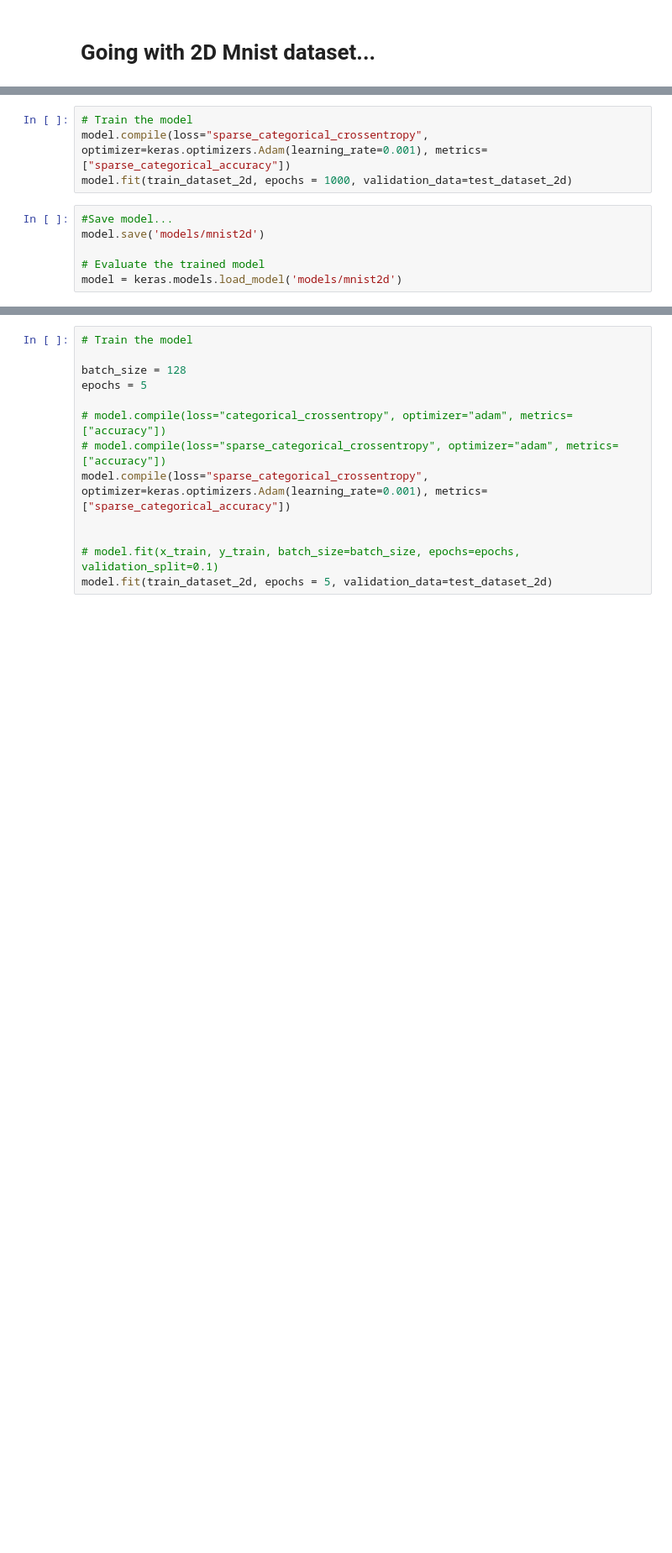
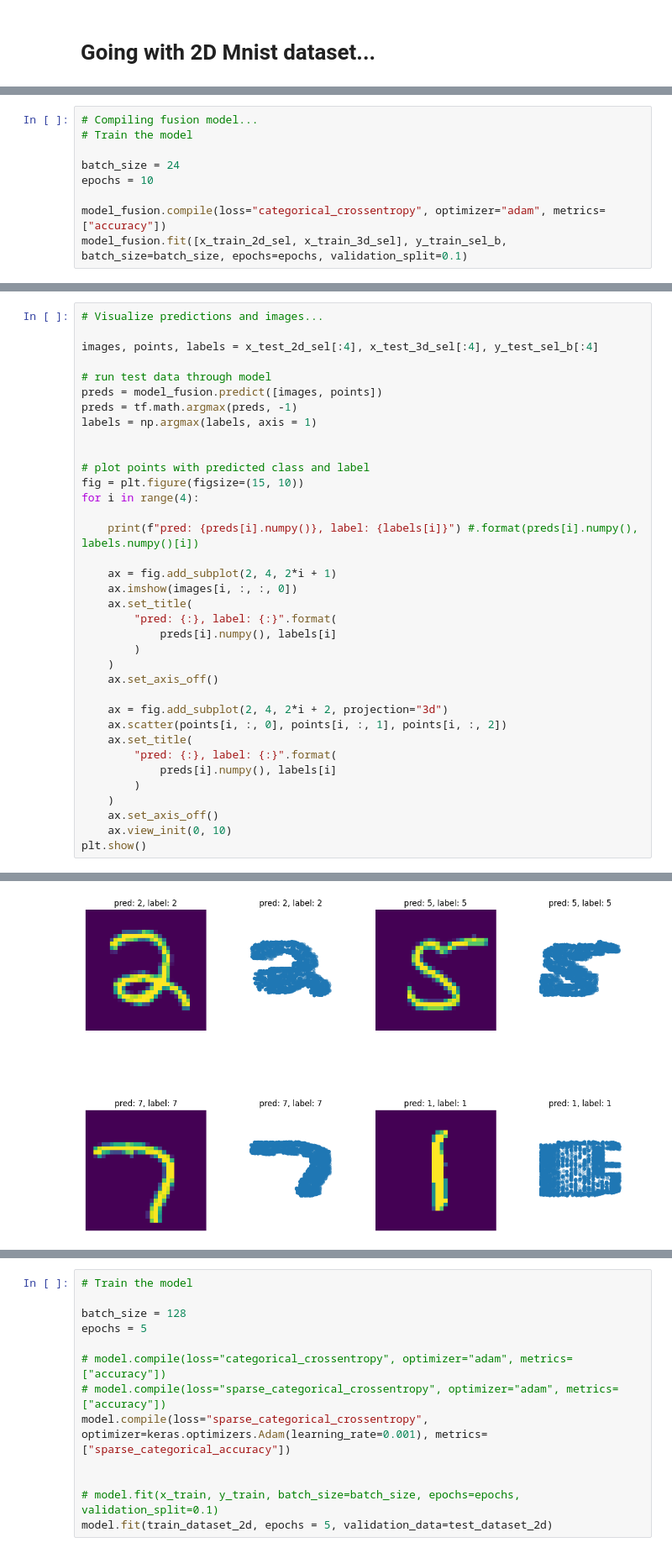
Before and after one commit to shahriar0651/multi-modal-sec, a Jupyter notebook: fusion_mnist.ipynb, the cells around one changed output, grey strips where cells are left out. Shown: that part at 84% size. Cells and saved outputs as stored; diff of their text form; blank space fills up the shorter version.

```diff
--- a/fusion_mnist.ipynb
+++ b/fusion_mnist.ipynb
@@ -521,10 +472,0 @@ model.summary()
-# %%
-# Train the model
-model.compile(loss="sparse_categorical_crossentropy", optimizer=keras.optimizers.Adam(learning_rate=0.001), metrics=["sparse_categorical_accuracy"])
-model.fit(train_dataset_2d, epochs = 1000, validation_data=test_dataset_2d)
-# %%
-#Save model...
-model.save('models/mnist2d')
-
-# Evaluate the trained model
-model = keras.models.load_model('models/mnist2d')
@@ -617,0 +661,9 @@ plt.show()
+# %%
+# Compiling fusion model...
+# Train the model
+
+batch_size = 24
+epochs = 10
+
+model_fusion.compile(loss="categorical_crossentropy", optimizer="adam", metrics=["accuracy"])
+model_fusion.fit([x_train_2d_sel, x_train_3d_sel], y_train_sel_b, batch_size=batch_size, epochs=epochs, validation_split=0.1)
@@ -617,0 +692,37 @@ plt.show()
+# %%
+# Visualize predictions and images...
+
+images, points, labels = x_test_2d_sel[:4], x_test_3d_sel[:4], y_test_sel_b[:4]
+
+# run test data through model
+preds = model_fusion.predict([images, points])
+preds = tf.math.argmax(preds, -1)
+labels = np.argmax(labels, axis = 1)
+
+
+# plot points with predicted class and label
+fig = plt.figure(figsize=(15, 10))
+for i in range(4):
+
+    print(f"pred: {preds[i].numpy()}, label: {labels[i]}") #.format(preds[i].numpy(), labels.numpy()[i])
+
+    ax = fig.add_subplot(2, 4, 2*i + 1)
+    ax.imshow(images[i, :, :, 0])
+    ax.set_title(
+        "pred: {:}, label: {:}".format(
+            preds[i].numpy(), labels[i]
+        )
+    )
+    ax.set_axis_off()
+
+    ax = fig.add_subplot(2, 4, 2*i + 2, projection="3d")
+    ax.scatter(points[i, :, 0], points[i, :, 1], points[i, :, 2])
+    ax.set_title(
+        "pred: {:}, label: {:}".format(
+            preds[i].numpy(), labels[i]
+        )
+    )
+    ax.set_axis_off()
+    ax.view_init(0, 10)
+plt.show()
+# %% [output]
@@ -617,0 +734 @@ plt.show()
+[figure, added]
```
Also changed, not shown: parts of 44 cells of this notebook, 1 other file.
